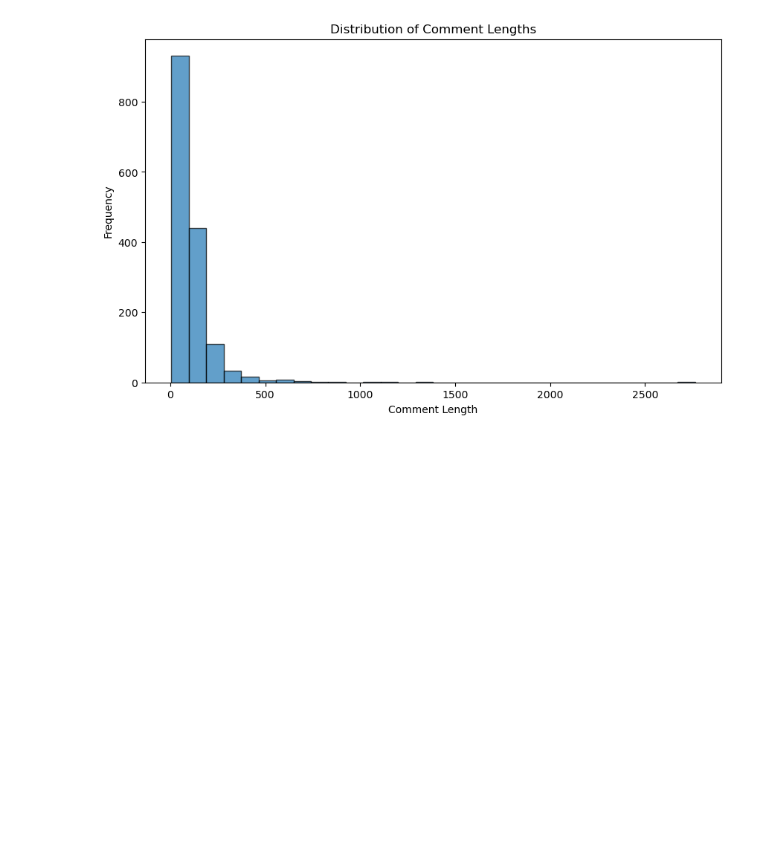
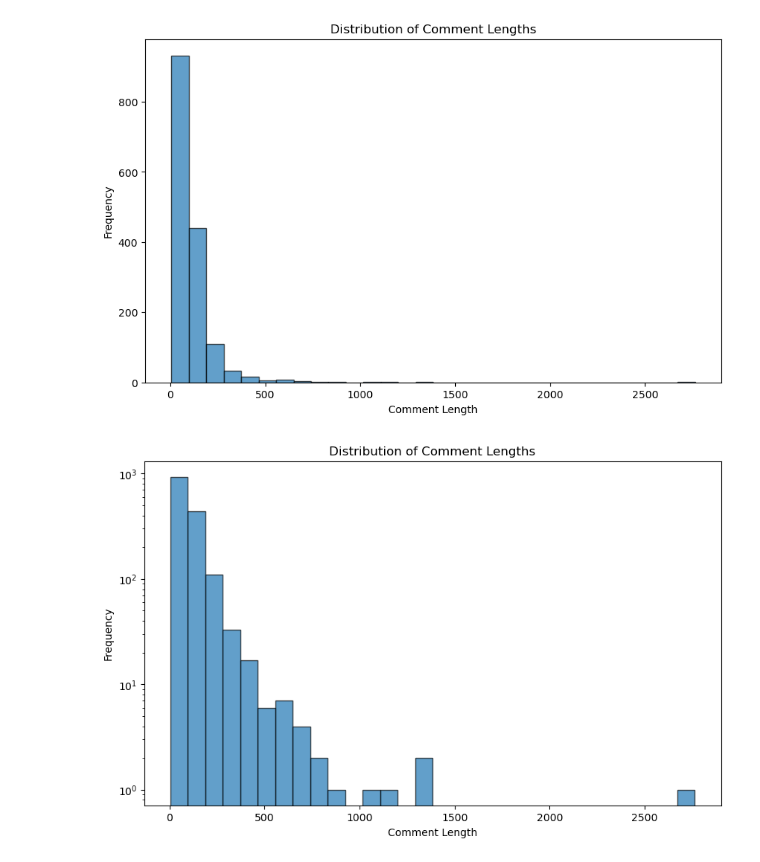
Before and after one commit to gabriela5rova/DS_Various, a Jupyter notebook: Exercises/Olympics Opening Youtube Comments/Exploratory analysis Youtube Olympics Opening Video.ipynb, the cells around one changed output. Drawn from its saved outputs; the diff is of its cells as text; code cells hidden in the pictures; blank space fills up the shorter version.

```diff
--- a/Exercises/Olympics Opening Youtube Comments/Exploratory analysis Youtube Olympics Opening Video.ipynb
+++ b/Exercises/Olympics Opening Youtube Comments/Exploratory analysis Youtube Olympics Opening Video.ipynb
@@ -420,3 +420,14 @@ plt.ylabel('Frequency')
 plt.show()
 # %% [output]
 [figure]
+# %%
+youtube_olympics_comments_english['CommentLength'] = youtube_olympics_comments_english['Comment'].str.len()
+
+plt.figure(figsize=(10, 6))
+plt.hist(youtube_olympics_comments_english['CommentLength'], bins=30, edgecolor='k', alpha=0.7,log=True)
+plt.title('Distribution of Comment Lengths')
+plt.xlabel('Comment Length')
+plt.ylabel('Frequency')
+plt.show()
+# %% [output]
+[figure, added]
```
Also changed, not shown: parts of 6 cells of this notebook.
